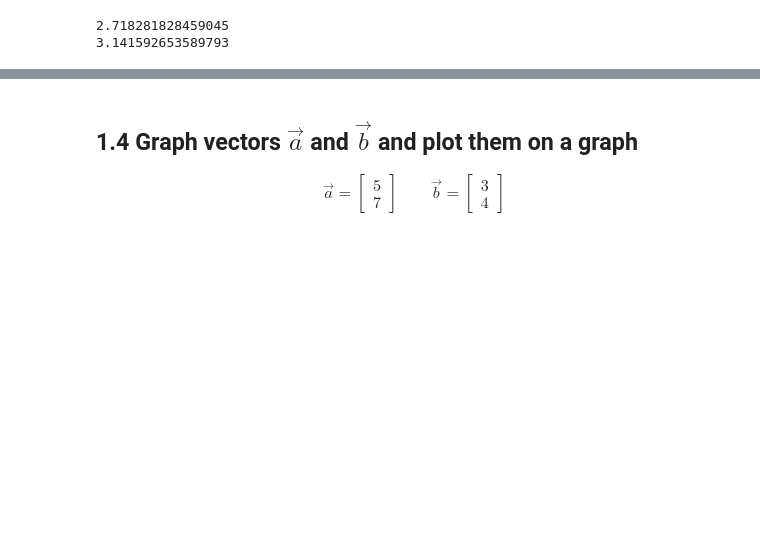
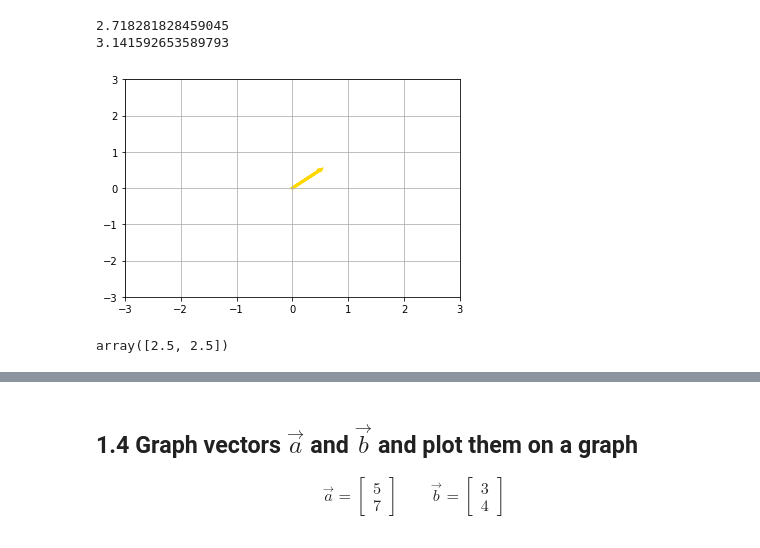
Before and after one commit to bloominstituteoftechnology/DS-Unit-1-Sprint-3-Linear-Algebra, a Jupyter notebook: module1-vectors-and-matrices/LS_DS_131_Vectors_and_Matrices_Assignment.ipynb, the cells around one changed output, grey strips where cells are left out. Saved outputs shown, nothing was run; the diff lists cells and outputs as text; code cells hidden in the pictures; blank space fills up the shorter version.

```diff
--- a/module1-vectors-and-matrices/LS_DS_131_Vectors_and_Matrices_Assignment.ipynb
+++ b/module1-vectors-and-matrices/LS_DS_131_Vectors_and_Matrices_Assignment.ipynb
@@ -15,3 +74,21 @@ print(pi)
 # %% [output]
 2.718281828459045
 3.141592653589793
+# %%
+# plot a vector using matplotlib
+fig, ax = plt.subplots()
+ax.grid()
+plt.xlim(-3, 3)
+plt.ylim(-3, 3)
+
+plt.arrow(0, 0, yellow[0], yellow[1], head_width = 0.02, head_length = 0.02,
+          linewidth = 3, color = 'gold')
+plt.show()
+# %% [output]
+[figure, added]
+# %%
+# scaling by 5
+five_yellow = np.multiply(5, yellow)
+five_yellow
+# %% [output]
+array([2.5, 2.5])
```
Also changed, not shown: parts of 51 cells of this notebook.
